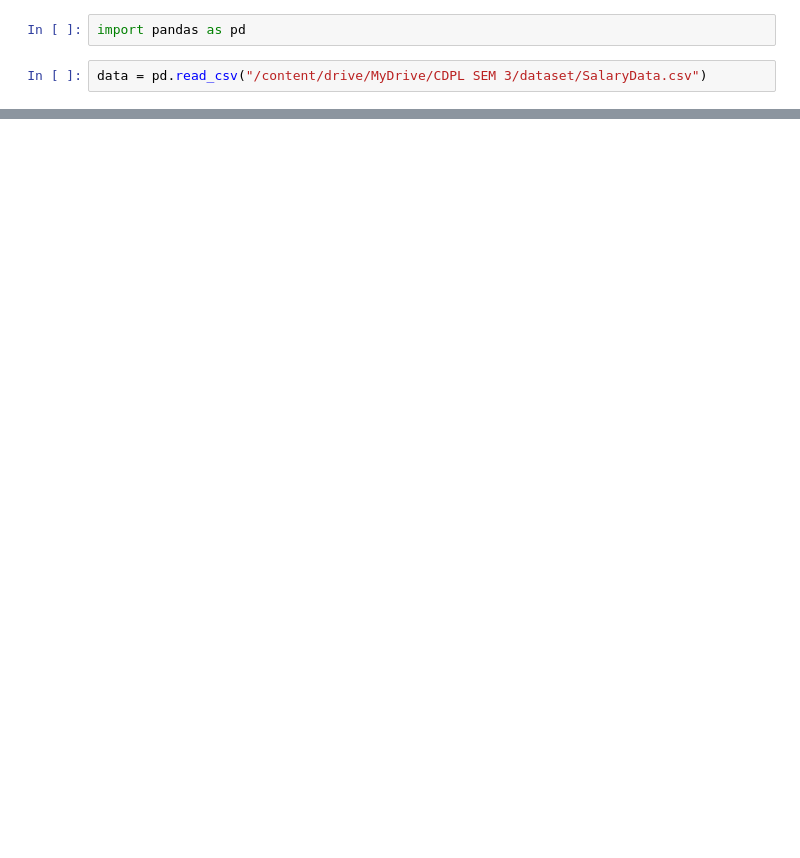
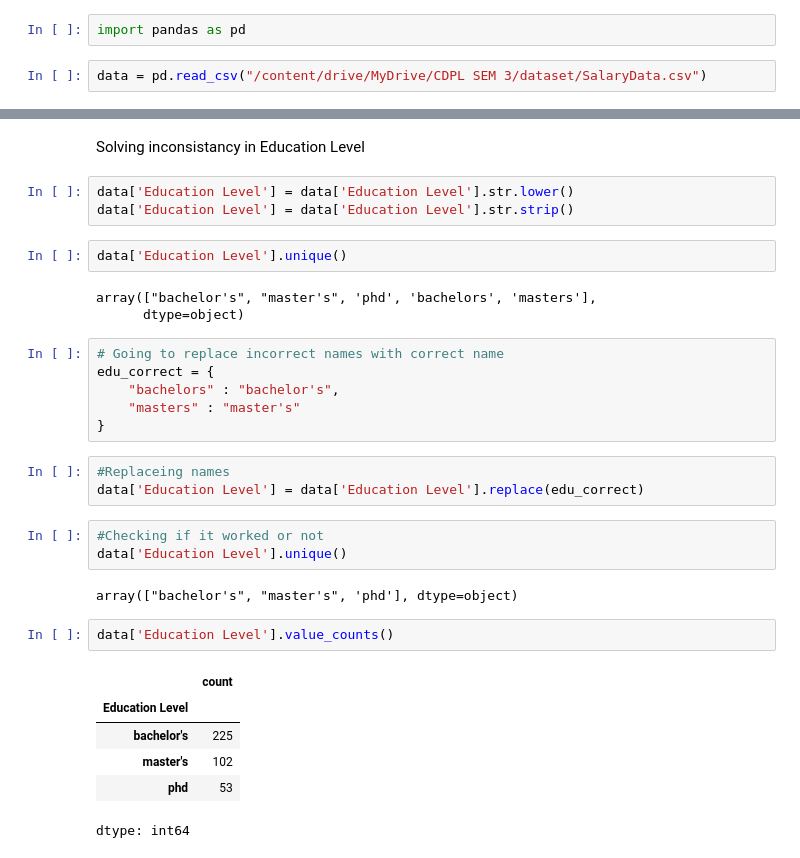
Before and after one commit to aryancodes12/Advance-Machine-Learning, a Jupyter notebook: bacic_EDA.ipynb, the cells around one changed output, grey strips where cells are left out. Saved outputs shown, nothing was run; the diff lists cells and outputs as text; blank space fills up the shorter version.

```diff
--- a/bacic_EDA.ipynb
+++ b/bacic_EDA.ipynb
@@ -138,0 +173,33 @@ df.describe()
+# %% [markdown]
+Solving inconsistancy in Education Level
+# %%
+data['Education Level'] = data['Education Level'].str.lower()
+data['Education Level'] = data['Education Level'].str.strip()
+# %%
+data['Education Level'].unique()
+# %% [output]
+array(["bachelor's", "master's", 'phd', 'bachelors', 'masters'],
+      dtype=object)
+# %%
+# Going to replace incorrect names with correct name
+edu_correct = {
+    "bachelors" : "bachelor's",
+    "masters" : "master's"
+}
+# %%
+#Replaceing names
+data['Education Level'] = data['Education Level'].replace(edu_correct)
+# %%
+#Checking if it worked or not
+data['Education Level'].unique()
+# %% [output]
+array(["bachelor's", "master's", 'phd'], dtype=object)
+# %%
+data['Education Level'].value_counts()
+# %% [output]
+|  | count |
+| Education Level |  |
+| bachelor's | 225 |
+| master's | 102 |
+| phd | 53 |
+dtype: int64
```
Also changed, not shown: parts of 31 cells of this notebook.
